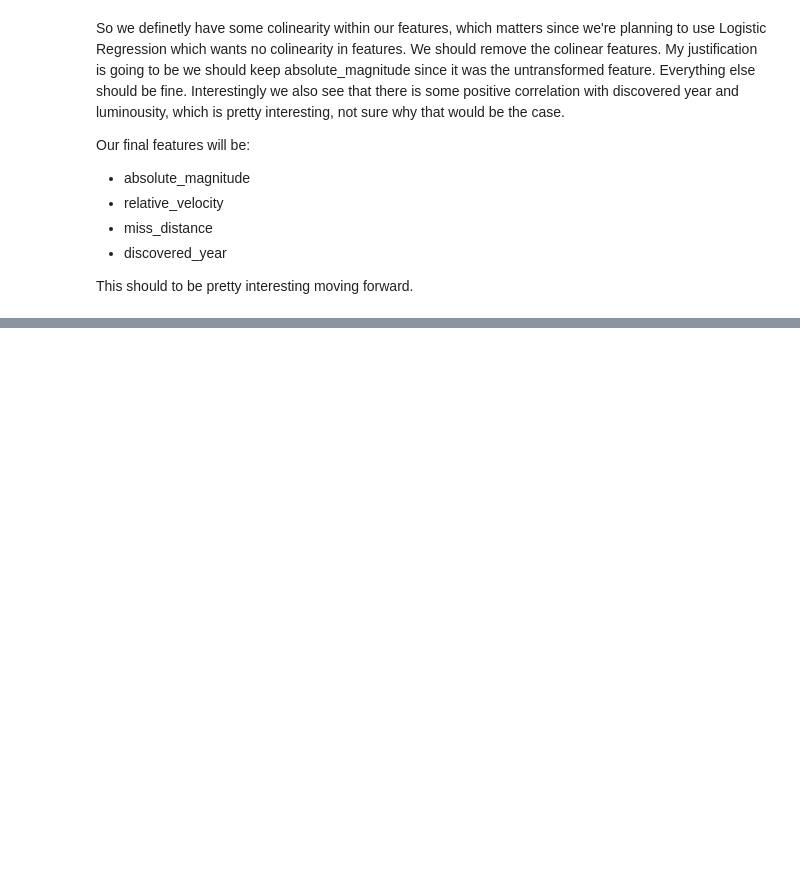
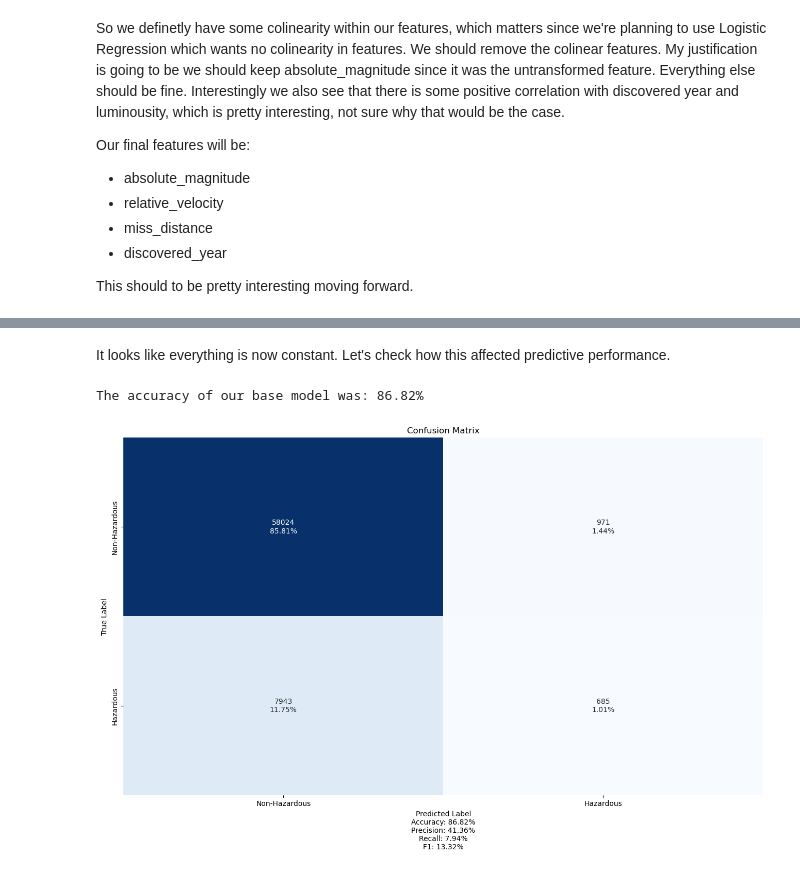
Before and after one commit to SullyRC/Nearest-Earth-Objects-Analysis, a Jupyter notebook: Nearest Object Classification.ipynb, the cells around one changed output, grey strips where cells are left out. Saved outputs shown, nothing was run; the diff lists cells and outputs as text; code cells hidden in the pictures; blank space fills up the shorter version.

```diff
--- a/Nearest Object Classification.ipynb
+++ b/Nearest Object Classification.ipynb
@@ -369,0 +705,12 @@ This should to be pretty interesting moving forward.
+# %%
+cleaned_pipeline =  make_pipeline(
+        # Scaler
+        feature_specific_processor(StandardScaler(),['absolute_magnitude','relative_velocity',
+                              'miss_distance']),
+        # Interaction Vars
+        feature_specific_processor(PolynomialFeatures(degree=3,interaction_only=True),
+                                   ['absolute_magnitude','relative_velocity',  'miss_distance'])
+)
+# Drop the column title 1
+X_train_cleaned =  cleaned_pipeline.fit_transform(X_train.drop(columns='discovered_year')).drop(columns='1')
+X_test_cleaned = cleaned_pipeline.transform(X_test.drop(columns='discovered_year')).drop(columns='1')
@@ -369,0 +719,3 @@ This should to be pretty interesting moving forward.
+# %%
+cleaned_logit = sma.Logit(y_train.reset_index(drop=True),sma.add_constant(X_train_cleaned)).fit()
+print(cleaned_logit.summary())
@@ -369,0 +740,14 @@ This should to be pretty interesting moving forward.
+# %% [markdown]
+It looks like everything is now constant. Let's check how this affected predictive performance.
+# %%
+y_prob_cleaned = cleaned_logit.predict(sma.add_constant(X_test_cleaned))
+y_predicted_cleaned = round(y_prob_cleaned)
+
+print(f"The accuracy of our base model was: {accuracy_score(y_test,y_predicted_cleaned)*100:.2f}%")
+make_confusion_matrix(y_test,y_predicted_cleaned,cmap='Blues',
+                      cbar=False,xticklabels=['Non-Hazardous','Hazardous'],
+                     yticklabels=['Non-Hazardous','Hazardous'],
+                     title='Confusion Matrix')
+# %% [output]
+The accuracy of our base model was: 86.82%
+[figure, added]
```
Also changed, not shown: parts of 73 cells of this notebook.
